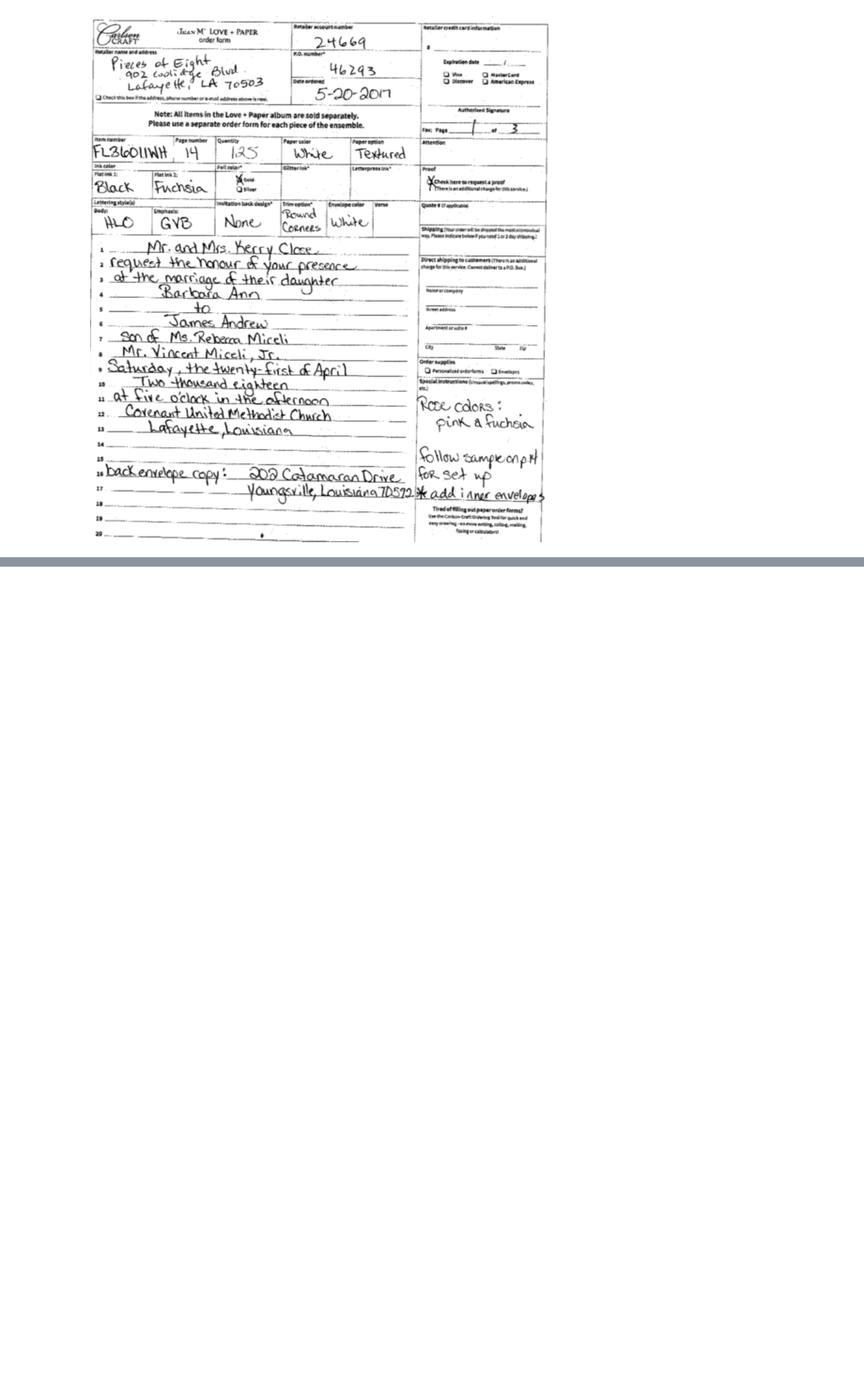
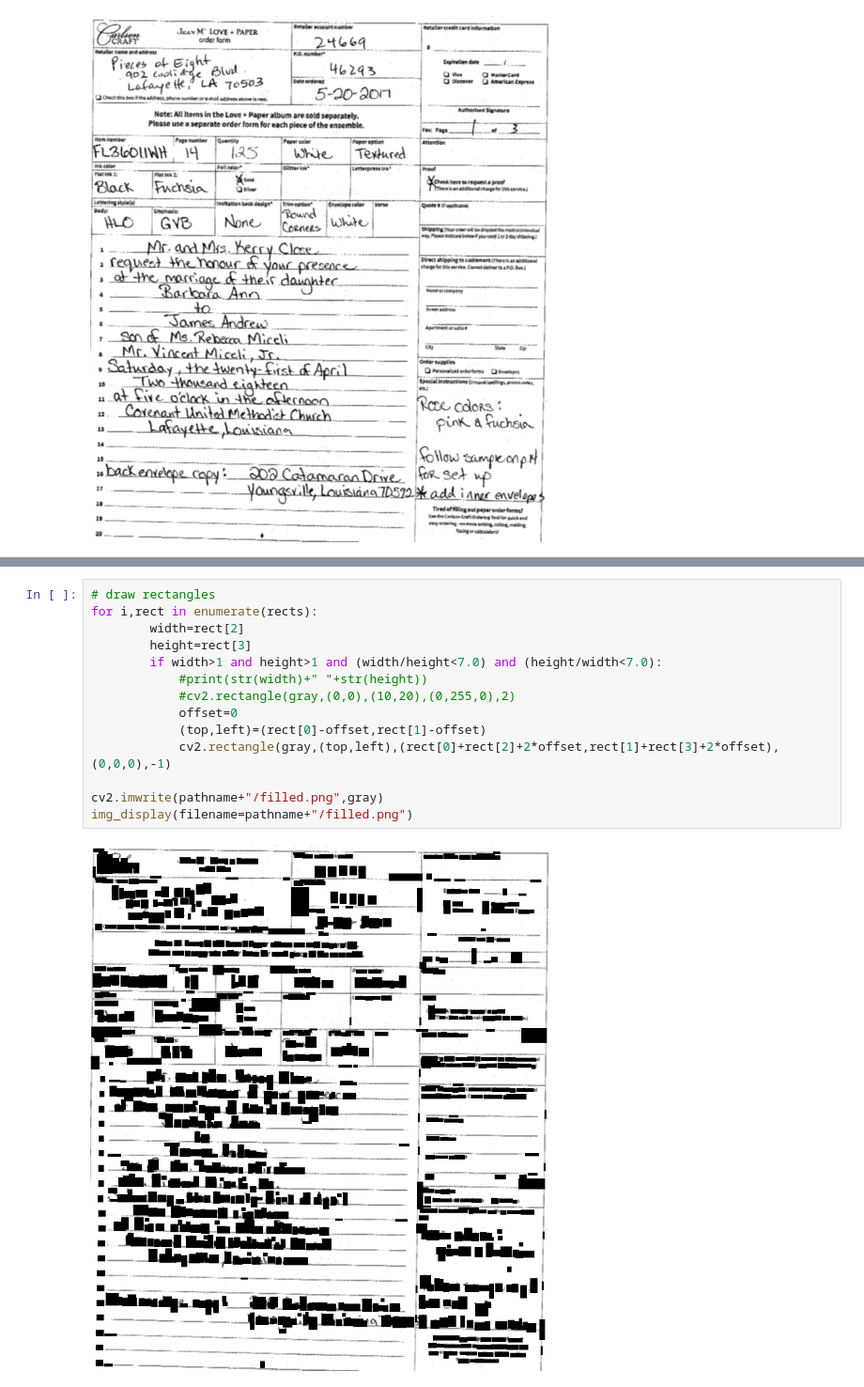
Before and after one commit to baikangwang/tf_opencv_contrib, a Jupyter notebook: notebooks/textdetect.ipynb, the cells around one changed output, grey strips where cells are left out. Shown at 94% size. Cells and saved outputs as stored; diff of their text form; blank space fills up the shorter version.

```diff
--- a/notebooks/textdetect.ipynb
+++ b/notebooks/textdetect.ipynb
@@ -77,3 +75,19 @@ img_display(filename=pathname+"/filled.png")
+# %%
+# draw rectangles
+for i,rect in enumerate(rects):
+        width=rect[2]
+        height=rect[3]
+        if width>1 and height>1 and (width/height<7.0) and (height/width<7.0):
+            #print(str(width)+" "+str(height))
+            #cv2.rectangle(gray,(0,0),(10,20),(0,255,0),2)
+            offset=0
+            (top,left)=(rect[0]-offset,rect[1]-offset)
+            cv2.rectangle(gray,(top,left),(rect[0]+rect[2]+2*offset,rect[1]+rect[3]+2*offset),(0,0,0),-1)
+
+cv2.imwrite(pathname+"/filled.png",gray)
+img_display(filename=pathname+"/filled.png")
+# %% [output]
+[figure, added]
 # %%
 # detect black blocks
 bgr=cv2.cvtColor(gray,cv2.COLOR_GRAY2RGB)
```
Also changed, not shown: parts of 6 cells of this notebook, 2 other files.
